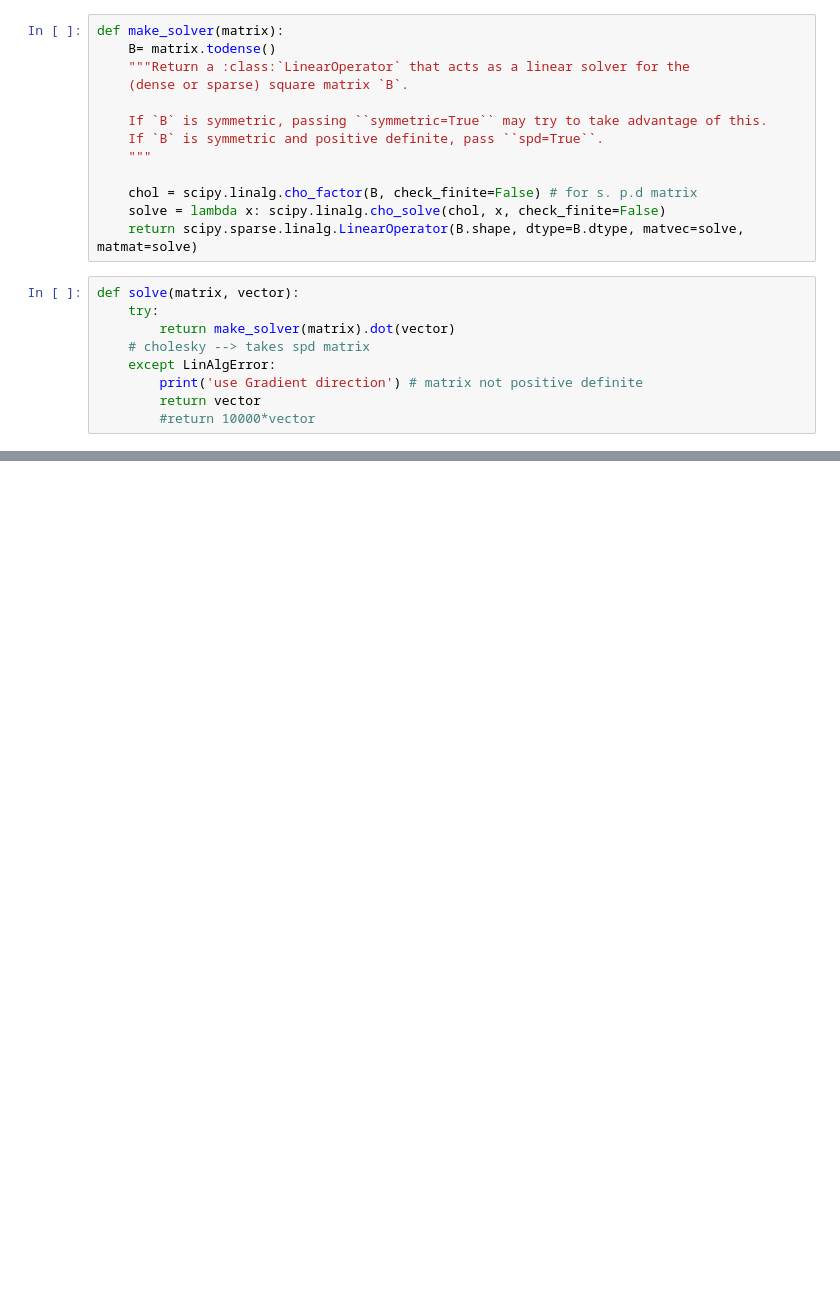
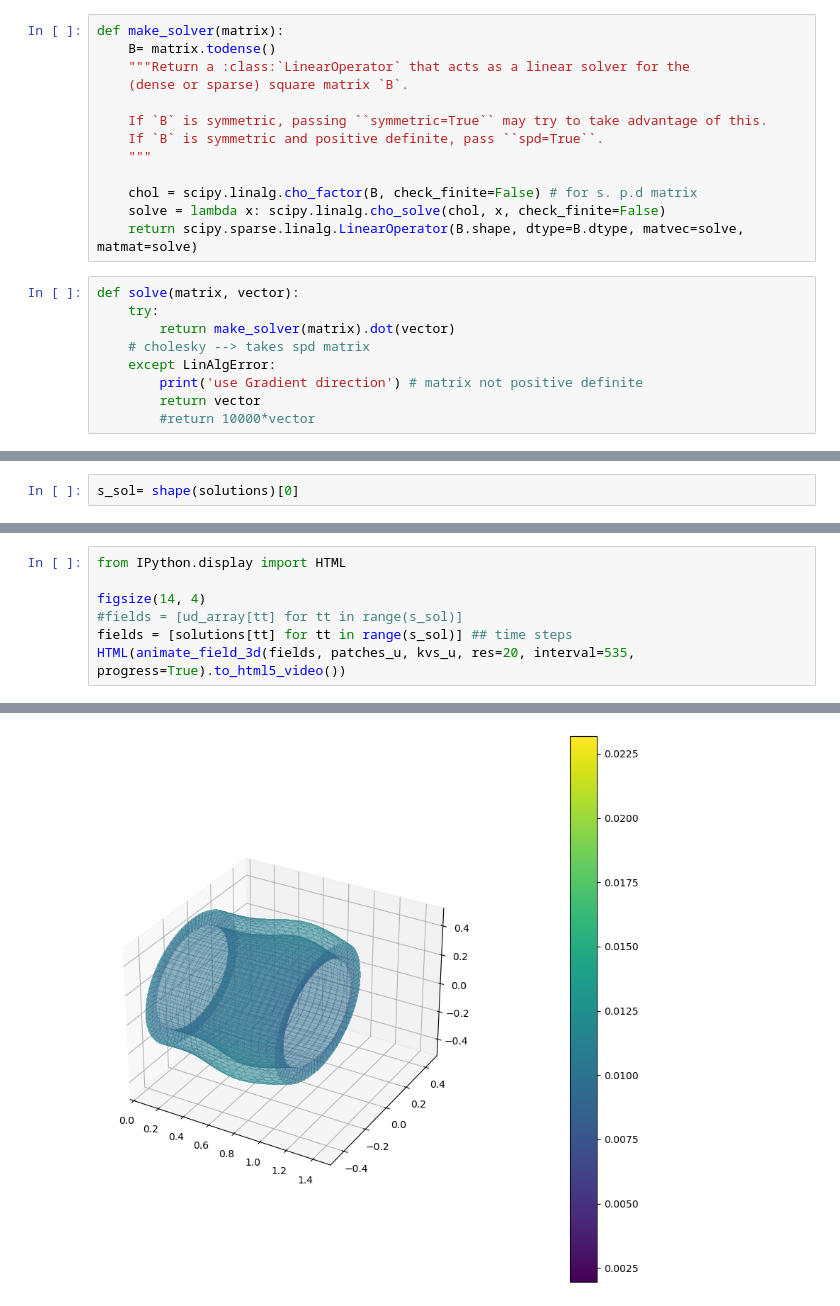
Before and after one commit to mh-0456/pyiga, a Jupyter notebook: notebooks/nonlinear_loading_artery3D.ipynb, the cells around one changed output, grey strips where cells are left out. Saved outputs shown, nothing was run; the diff lists cells and outputs as text; blank space fills up the shorter version.

```diff
--- a/notebooks/nonlinear_loading_artery3D.ipynb
+++ b/notebooks/nonlinear_loading_artery3D.ipynb
@@ -776,0 +892,2 @@ get_defplot(u, patches_u, kvs_u)
+# %%
+s_sol= shape(solutions)[0]
@@ -907,0 +1071,8 @@ solutions
+# %%
+from IPython.display import HTML
+
+figsize(14, 4)
+#fields = [ud_array[tt] for tt in range(s_sol)]
+fields = [solutions[tt] for tt in range(s_sol)] ## time steps
+HTML(animate_field_3d(fields, patches_u, kvs_u, res=20, interval=535, progress=True).to_html5_video())
+# %% [output]
@@ -908,3 +1080,4 @@ solutions
+[figure, added]
 # %%
 #split the solution into its components (displacement in x- and y- direction)
 # visualization per patch , 2D only!
```
Also changed, not shown: parts of 56 cells of this notebook.
